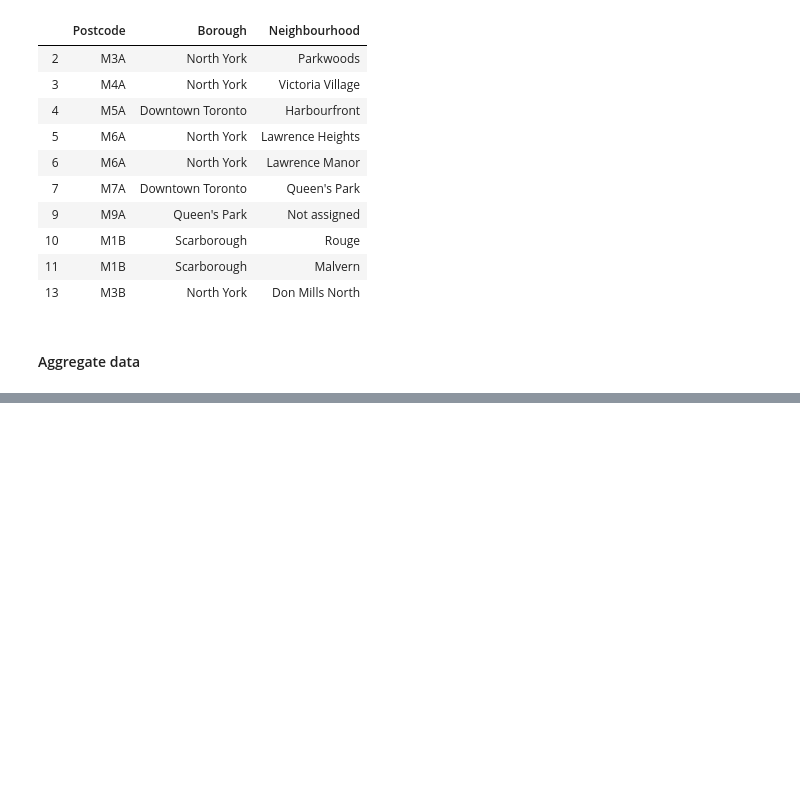
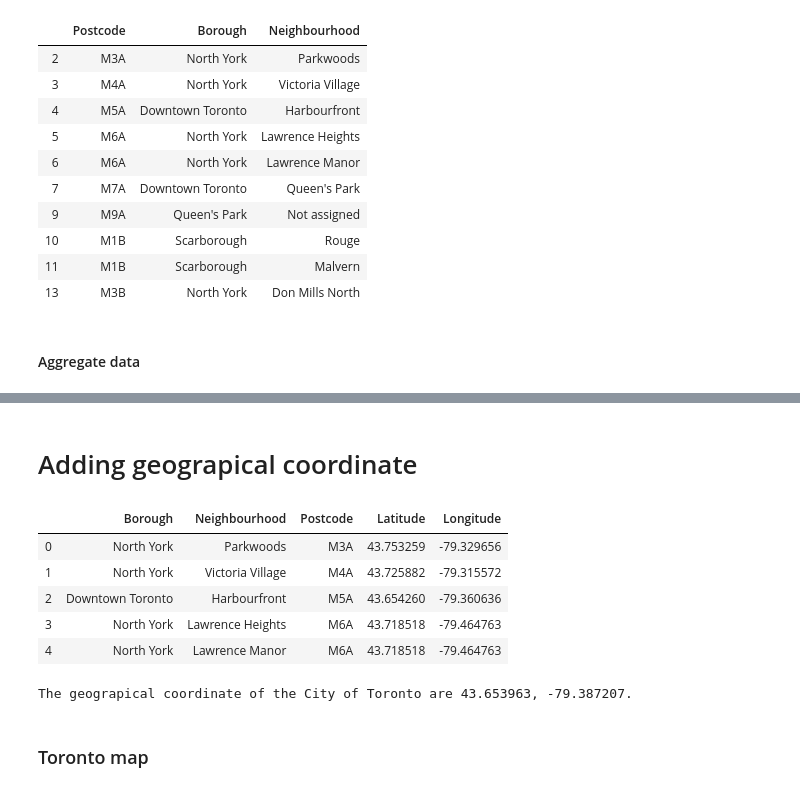
Before and after one commit to jaypatel00174/Applied-Data-Science-Capstone, a Jupyter notebook: Clustering_Neighborhoods_in_Toronto.ipynb, the cells around one changed output, grey strips where cells are left out. Drawn from its saved outputs; the diff is of its cells as text; code cells hidden in the pictures; blank space fills up the shorter version.

```diff
--- a/Clustering_Neighborhoods_in_Toronto.ipynb
+++ b/Clustering_Neighborhoods_in_Toronto.ipynb
@@ -181,0 +114,2 @@ neighborhoods.shape
+# %% [markdown]
+# Adding geograpical coordinate
@@ -181,0 +119,25 @@ neighborhoods.shape
+# %%
+df_pos = pd.merge(neighborhoods, df_geo, on=['Postcode'], how='inner')
+
+df_tor = df_pos[['Borough', 'Neighbourhood', 'Postcode', 'Latitude', 'Longitude']].copy()
+
+df_tor.head()
+# %% [output]
+|  | Borough | Neighbourhood | Postcode | Latitude | Longitude |
+| 0 | North York | Parkwoods | M3A | 43.753259 | -79.329656 |
+| 1 | North York | Victoria Village | M4A | 43.725882 | -79.315572 |
+| 2 | Downtown Toronto | Harbourfront | M5A | 43.654260 | -79.360636 |
+| 3 | North York | Lawrence Heights | M6A | 43.718518 | -79.464763 |
+| 4 | North York | Lawrence Manor | M6A | 43.718518 | -79.464763 |
+# %%
+address = 'Toronto, Canada'
+
+geolocator = Nominatim()
+location = geolocator.geocode(address)
+latitude = location.latitude
+longitude = location.longitude
+print('The geograpical coordinate of the City of Toronto are {}, {}.'.format(latitude, longitude))
+# %% [output]
+The geograpical coordinate of the City of Toronto are 43.653963, -79.387207.
+# %% [markdown]
+### Toronto map
```
Also changed, not shown: parts of 24 cells of this notebook.
